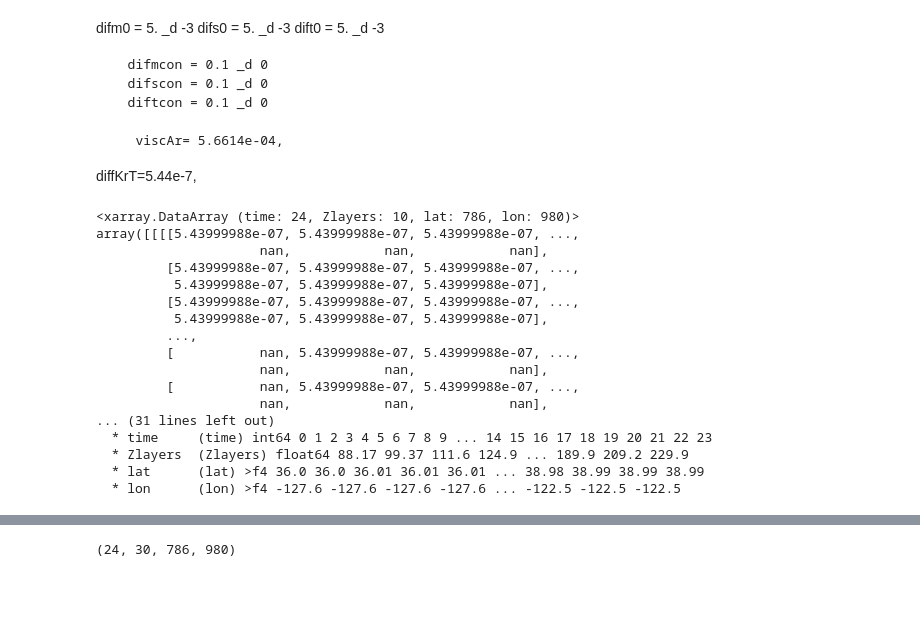
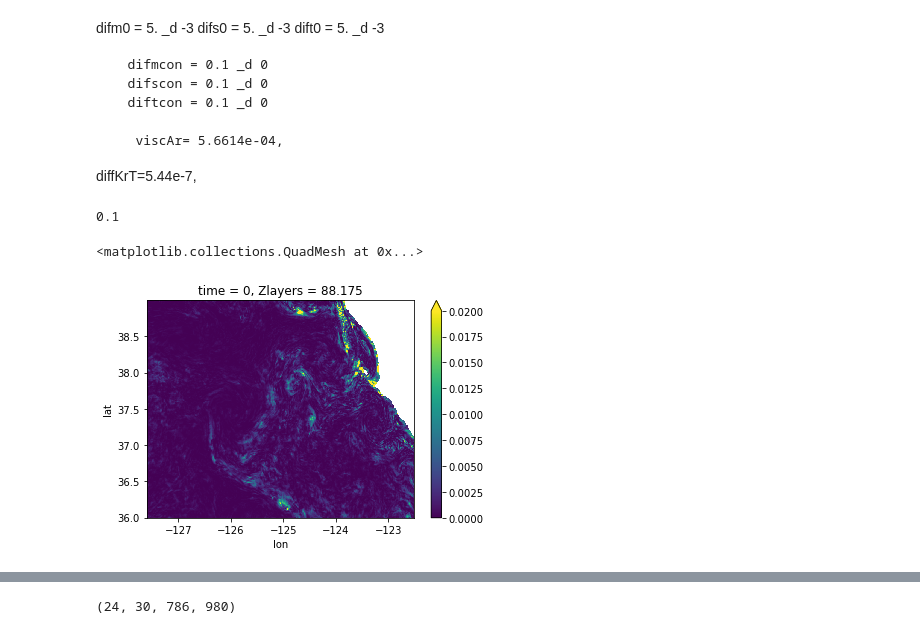
Before and after one commit to avik2007/CoupledOceAtmo, a Jupyter notebook: mit_geos_analysis/notebook26_KPPcalculation.ipynb, the cells around one changed output, grey strips where cells are left out. Cells and saved outputs as stored; diff of their text form; code cells hidden in the pictures; blank space fills up the shorter version.

Commit message:
Working to create an offline calculation for kpp diff T using Joe's code and Hector's simulation.

```diff
--- a/mit_geos_analysis/notebook26_KPPcalculation.ipynb
+++ b/mit_geos_analysis/notebook26_KPPcalculation.ipynb
@@ -1746,12 +1724,21 @@ D.shape
 # %%
-npdir = "/nobackup/amondal/NCData/Hector_CCS_Kappa/"
+oldnpdir = "/nobackup/amondal/NCData/Hector_CCS_Kappa/"
+npdir = "/nobackup/amondal/NCData/20220425_diagnostic_vars_SNAPS/"
 kpphbl = np.load(npdir + 'KPPhbl_test.npy')
-latc = np.load(npdir + 'latc_test.npy')
-lonc = np.load(npdir + 'lonc_test.npy')
-u = np.load(npdir + 'U_test.npy')
-v = np.load(npdir + 'V_test.npy')
-t = np.load(npdir + 'T_test.npy')
-s = np.load(npdir + 'Salt_test.npy')
+latc = np.load(oldnpdir + 'latc_test.npy')
+lonc = np.load(oldnpdir + 'lonc_test.npy')
+u = np.load(npdir + 'UVEL_test.npy')
+v = np.load(npdir + 'VVEL_test.npy')
+t = np.load(npdir + 'THETA_test.npy')
+s = np.load(npdir + 'SALT_test.npy')
+
+# TAKING ONLY 1 TIMESTEP
+# %%
+#taking only 1 timestep
+u = u[0:1]
+v = v[0:1]
+t = t[0:1]
+s = s[0:1]
 # %%
 lat_list = latc[:,0]
 lon_list = lonc[0]
@@ -1777,4 +1766,5 @@ sys.path.append("//nobackup//amondal//Python//Joes_kpp_code//12_16_21//")
 import fld_tools as ft
 Uval = np.swapaxes(np.swapaxes(U.values, 0,3),1,2)
 Vval = np.swapaxes(np.swapaxes(V.values, 0,3),1,2)
-shsq = ft.get_shsq(Uval,Vval)
+shsq_Joe = ft.get_shsq(Uval,Vval)
+print('Shear calculated')
@@ -1781,3 +1773,6 @@ shsq = ft.get_shsq(Uval,Vval)
 # %%
-shsq_swap = np.swapaxes(np.swapaxes(shsq, 0, 3),1,2)
-shsq = xr.DataArray(shsq_swap, dims = U.dims, coords = U.coords)
+shsq_swap = np.swapaxes(np.swapaxes(shsq_Joe, 0, 3),1,2)
+shsq_long = xr.DataArray(shsq_swap, dims = U.dims, coords = U.coords)
+shsq = shsq_long[:,0:-1]
+print('Shear truncated')
+#I'm truncating the first element in height because I need to calculate pot_rho_down and that requires a shift.
@@ -1955,20 +1975,10 @@ diffusKzT = diffusKrT + fcon*diftcon + fRi*dift0
 # %%
-diffusKzT
+1e-1
 # %% [output]
-<xarray.DataArray (time: 24, Zlayers: 10, lat: 786, lon: 980)>
-array([[[[5.43999988e-07, 5.43999988e-07, 5.43999988e-07, ...,
-                     nan,            nan,            nan],
-         [5.43999988e-07, 5.43999988e-07, 5.43999988e-07, ...,
-          5.43999988e-07, 5.43999988e-07, 5.43999988e-07],
-         [5.43999988e-07, 5.43999988e-07, 5.43999988e-07, ...,
-          5.43999988e-07, 5.43999988e-07, 5.43999988e-07],
-         ...,
-         [           nan, 5.43999988e-07, 5.43999988e-07, ...,
-                     nan,            nan,            nan],
-         [           nan, 5.43999988e-07, 5.43999988e-07, ...,
-                     nan,            nan,            nan],
-... (31 lines left out)
-  * time     (time) int64 0 1 2 3 4 5 6 7 8 9 ... 14 15 16 17 18 19 20 21 22 23
-  * Zlayers  (Zlayers) float64 88.17 99.37 111.6 124.9 ... 189.9 209.2 229.9
-  * lat      (lat) >f4 36.0 36.0 36.01 36.01 36.01 ... 38.98 38.99 38.99 38.99
-  * lon      (lon) >f4 -127.6 -127.6 -127.6 -127.6 ... -122.5 -122.5 -122.5
+0.1
+# %%
+%matplotlib inline
+shsq[0,0,:,:].plot(vmin=0, vmax=0.02)
+# %% [output]
+<matplotlib.collections.QuadMesh at 0x...>
+[figure, added]
```
Also changed, not shown: parts of 87 cells of this notebook, 2 other files.
